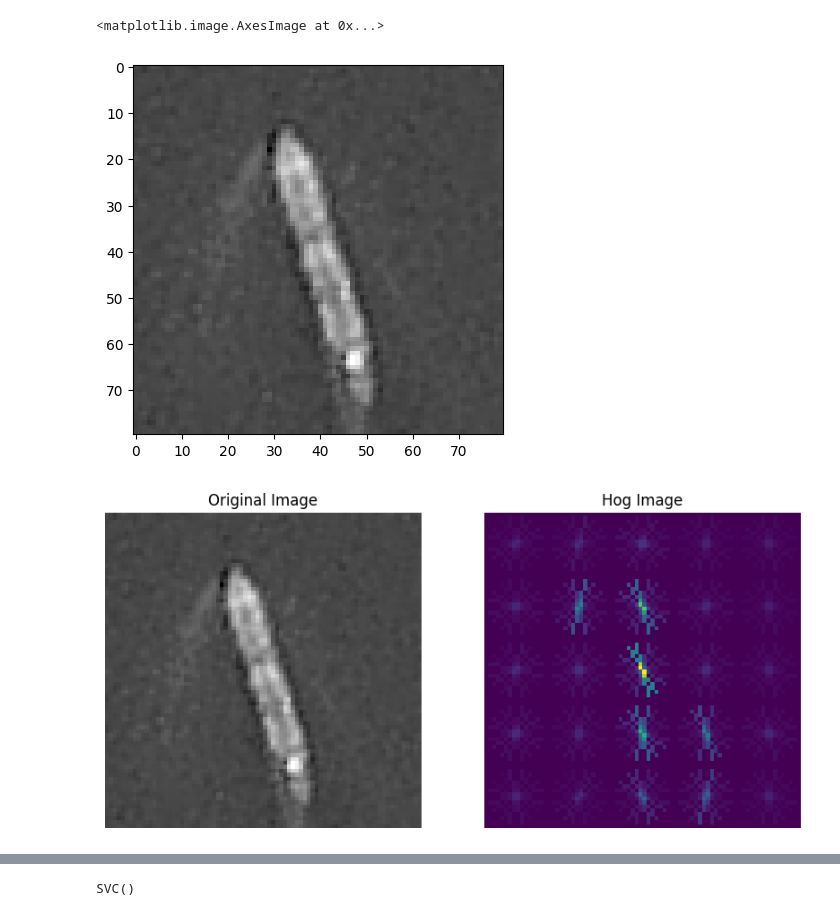
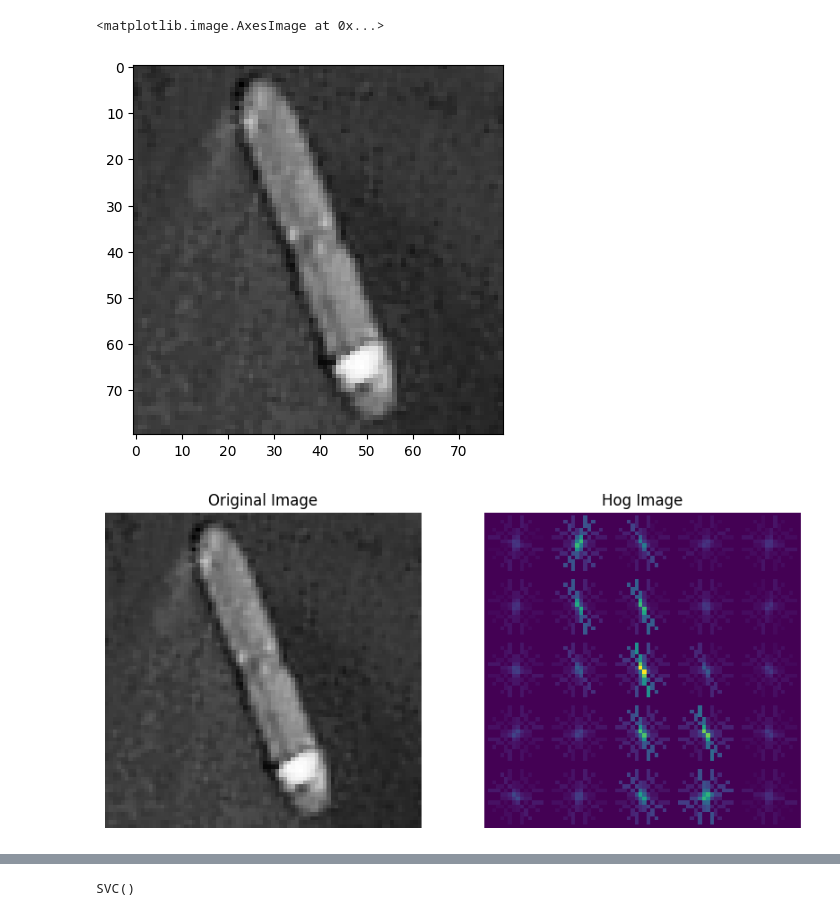
Before and after one commit to wikibook/dangerous-ai, a Jupyter notebook: 2장/6_hog_svm.ipynb, the cells around one changed output, grey strips where cells are left out. Drawn from its saved outputs; the diff is of its cells as text; code cells hidden in the pictures.

```diff
--- a/2장/6_hog_svm.ipynb
+++ b/2장/6_hog_svm.ipynb
@@ -55,9 +39,9 @@ from skimage.feature import hog
 from sklearn import svm
 from sklearn.metrics import classification_report,accuracy_score
 
-
+# https://www.kaggle.com/datasets/rhammell/ships-in-satellite-imagery
 # 데이터셋 정보가 담긴 json 파일 로드
-f = open(r'./shipsnet.json')
+f = open(r'./shipsnet_balanced_100.json')
 dataset = json.load(f)
 f.close()
 
@@ -76,0 +71,23 @@ plt.imshow(data[51])
+# %%
+# JSON 데이터 변환
+data = np.array(dataset['data']).astype('uint8')
+
+# 이미지 크기 설정
+img_length = 80  # 원본 이미지 크기 (80x80)
+num_images = min(100, len(data))  # 최대 100개만 출력
+
+# 이미지 변환 (80x80x3 형태로 복원)
+data = data.reshape(-1, 3, img_length, img_length).transpose([0, 2, 3, 1])
+
+# 캔버스 크기 설정 (10x10)
+fig, axes = plt.subplots(10, 10, figsize=(10, 10))  # 10x10 그리드, 크기 설정
+
+# 이미지 채우기
+for i, ax in enumerate(axes.flat):
+    if i < num_images:
+        ax.imshow(data[i])
+        ax.axis("off")  # 축 제거
+
+# 캔버스 출력
+plt.tight_layout()
+plt.show()
@@ -77,13 +123,13 @@ plt.imshow(data[51])
 # %%
 # 이미지를 모두 그레이스케일로 변환
 # : 신호등 색상과 같이 색상이 중요한 특징으로 작용하는 경우가 아니라면
 #   그레이스케일로 변환하는 것이 객체의 고유한 특성을 더 정확히 분석할 수 있다.
 
 data_gray = [ color.rgb2gray(i) for i in data]
-plt.imshow(data_gray[51], cmap='gray')
+plt.imshow(data_gray[5], cmap='gray')
 # %% [output]
 <matplotlib.image.AxesImage at 0x...>
-[figure, old version]
+[figure, new version]
 # %%
 # hog descriptor 학습
 # hog = 이미지를 그리드로 나눈 후, 각 그리드 내의 객체의 방향(그래디언트)을 데이터화 한 것
@@ -100,15 +146,15 @@ for image in data_gray:
 fig, axs = plt.subplots(1, 2, figsize=(10, 5))
 
 # 원본 이미지 시각화
-axs[0].imshow(data_gray[51], cmap='gray')
+axs[0].imshow(data_gray[5], cmap='gray')
 axs[0].set_title('Original Image')
 axs[0].axis('off')
 
 # 추출한 hog 정보 시각화
-axs[1].imshow(hog_images[51])
+axs[1].imshow(hog_images[5])
 axs[1].set_title('Hog Image')
 axs[1].axis('off')
 
 plt.show()
 # %% [output]
-[figure, old version]
+[figure, new version]
```
Also changed, not shown: parts of 11 cells of this notebook, 16 other files.
